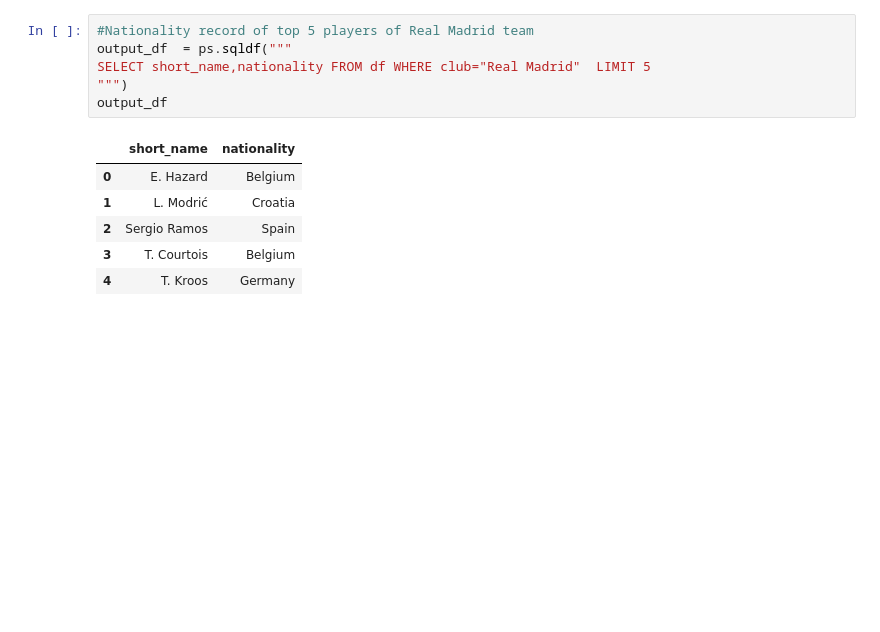
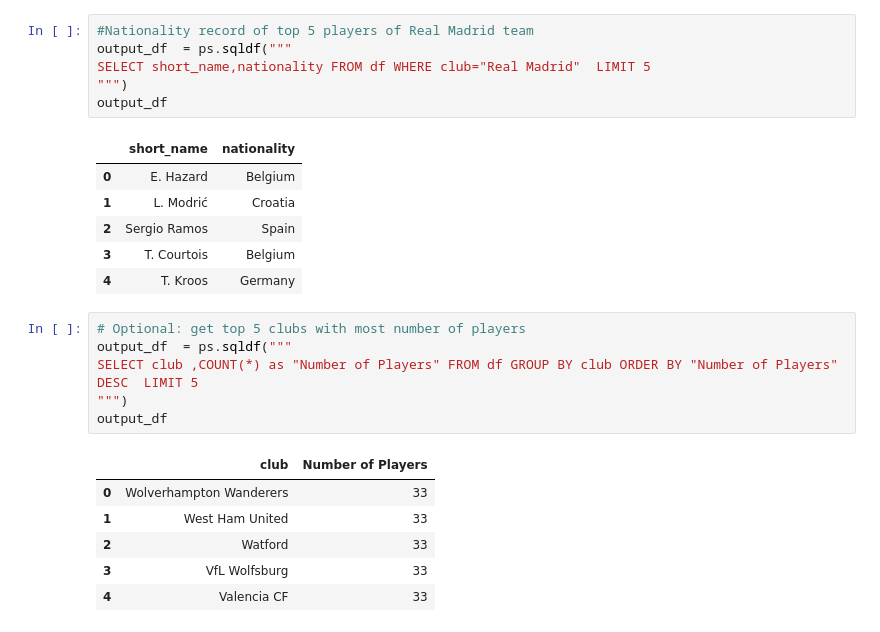
Before and after one commit to mcslender97/Jupyter-Notebook-Fifa-players, a Jupyter notebook: fifa_sql.ipynb, the cells around one changed output. Saved outputs shown, nothing was run; the diff lists cells and outputs as text; blank space fills up the shorter version.

Commit message:
Optional: get top 5 clubs with most number of players

```diff
--- a/fifa_sql.ipynb
+++ b/fifa_sql.ipynb
@@ -261,3 +261,16 @@ output_df
 | 2 | Sergio Ramos | Spain |
 | 3 | T. Courtois | Belgium |
 | 4 | T. Kroos | Germany |
+# %%
+# Optional: get top 5 clubs with most number of players
+output_df  = ps.sqldf("""
+SELECT club ,COUNT(*) as "Number of Players" FROM df GROUP BY club ORDER BY "Number of Players" DESC  LIMIT 5
+""")
+output_df
+# %% [output]
+|  | club | Number of Players |
+| 0 | Wolverhampton Wanderers | 33 |
+| 1 | West Ham United | 33 |
+| 2 | Watford | 33 |
+| 3 | VfL Wolfsburg | 33 |
+| 4 | Valencia CF | 33 |
```
